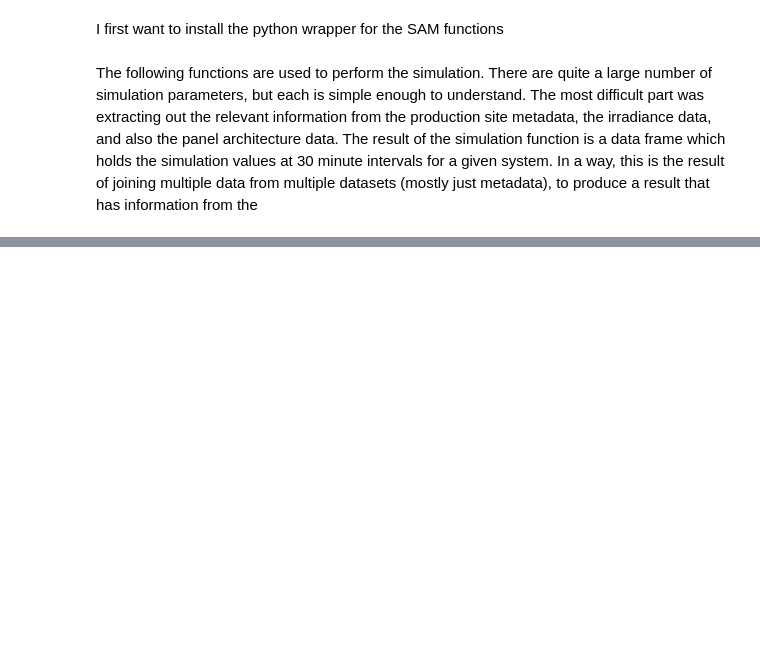
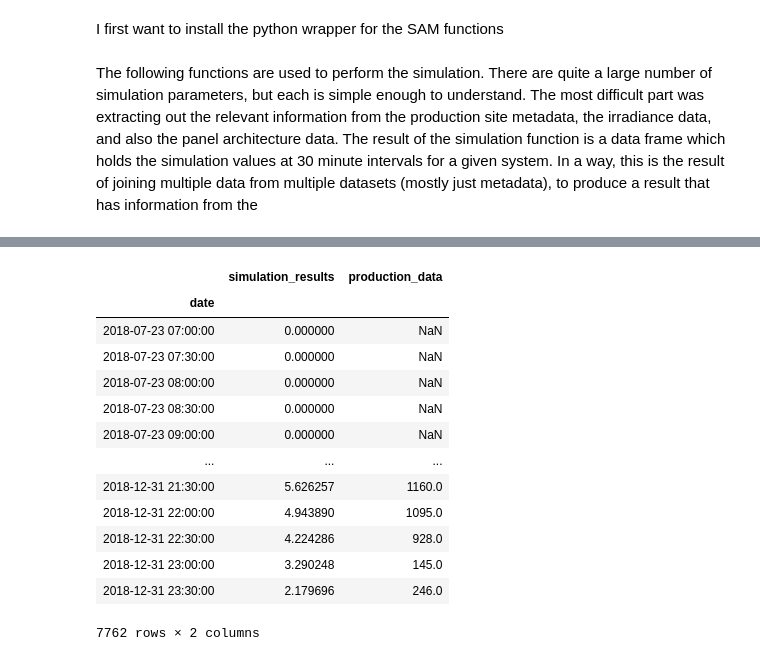
Before and after one commit to richard-timpson/solar-panel-output-prediction, a Jupyter notebook: code/DataWranglingProjects/DataMergeModuleAssignment/DataMerge.ipynb, the cells around one changed output, grey strips where cells are left out. Drawn from its saved outputs; the diff is of its cells as text; code cells hidden in the pictures; blank space fills up the shorter version.

```diff
--- a/code/DataWranglingProjects/DataMergeModuleAssignment/DataMerge.ipynb
+++ b/code/DataWranglingProjects/DataMergeModuleAssignment/DataMerge.ipynb
@@ -45,10 +42,10 @@ print(azimuth)
 # %%
-for site in production_md:
-    site_id = int(site['id'])
-    site_architecture_df = architecture_df[architecture_df['site_id'] == site_id]
-    groups = site_architecture_df.groupby(['module_tilt', 'azimuth'])
-    num_arrays = len(group.groups)
-    if num_arrays == 1:
-        tilt = list(groups.groups.keys())[0][0]
-        azimuth = list(groups.groups.keys())[0][1]
-    print(f'Number of arrays for system {site_id}: {len(groups.groups)}')
+# for site in production_md:
+#     site_id = int(site['id'])
+#     site_architecture_df = architecture_df[architecture_df['site_id'] == site_id]
+#     groups = site_architecture_df.groupby(['module_tilt', 'azimuth'])
+#     num_arrays = len(group.groups)
+#     if num_arrays == 1:
+#         tilt = list(groups.groups.keys())[0][0]
+#         azimuth = list(groups.groups.keys())[0][1]
+#     print(f'Number of arrays for system {site_id}: {len(groups.groups)}')
@@ -440,0 +502,17 @@ Name: simulation_results, Length: 35040, dtype: float64
+# %%
+joined_dfs['787197']
+# %% [output]
+|  | simulation_results | production_data |
+| date |  |  |
+| 2018-07-23 07:00:00 | 0.000000 | NaN |
+| 2018-07-23 07:30:00 | 0.000000 | NaN |
+| 2018-07-23 08:00:00 | 0.000000 | NaN |
+| 2018-07-23 08:30:00 | 0.000000 | NaN |
+| 2018-07-23 09:00:00 | 0.000000 | NaN |
+| ... | ... | ... |
+| 2018-12-31 21:30:00 | 5.626257 | 1160.0 |
+| 2018-12-31 22:00:00 | 4.943890 | 1095.0 |
+| 2018-12-31 22:30:00 | 4.224286 | 928.0 |
+| 2018-12-31 23:00:00 | 3.290248 | 145.0 |
+| 2018-12-31 23:30:00 | 2.179696 | 246.0 |
+7762 rows × 2 columns
```
Also changed, not shown: parts of 35 cells of this notebook, 1 other file.
